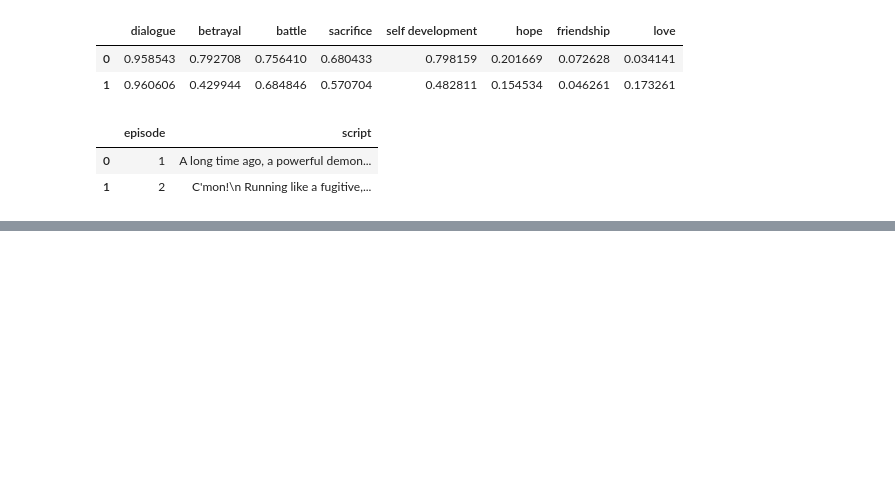
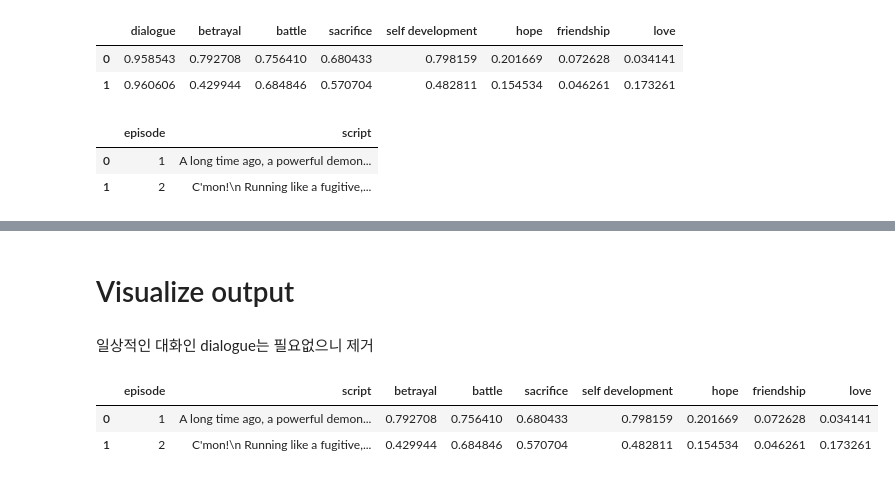
Before and after one commit to gaba42/show_analyzer, a Jupyter notebook: theme_classifier/theme_classification_development.ipynb, the cells around one changed output, grey strips where cells are left out. Cells and saved outputs as stored; diff of their text form; code cells hidden in the pictures; blank space fills up the shorter version.

```diff
--- a/theme_classifier/theme_classification_development.ipynb
+++ b/theme_classifier/theme_classification_development.ipynb
@@ -294,3 +296,5 @@ df
 |  | episode | script | dialogue | betrayal | battle | sacrifice | self development | hope | friendship | ... |
 | 0 | 1 | A long time ago, a powerful demon... | 0.958543 | 0.792708 | 0.756410 | 0.680433 | 0.798159 | 0.201669 | 0.072628 | ... |
 | 1 | 2 | C'mon!\n Running like a fugitive,... | 0.960606 | 0.429944 | 0.684846 | 0.570704 | 0.482811 | 0.154534 | 0.046261 | ... |
+# %% [markdown]
+# Visualize output
@@ -296,0 +303,8 @@ df
+# %% [markdown]
+일상적인 대화인 dialogue는 필요없으니 제거
+# %%
+df
+# %% [output]
+|  | episode | script | betrayal | battle | sacrifice | self development | hope | friendship | love |
+| 0 | 1 | A long time ago, a powerful demon... | 0.792708 | 0.756410 | 0.680433 | 0.798159 | 0.201669 | 0.072628 | 0.034141 |
+| 1 | 2 | C'mon!\n Running like a fugitive,... | 0.429944 | 0.684846 | 0.570704 | 0.482811 | 0.154534 | 0.046261 | 0.173261 |
```
Also changed, not shown: parts of 6 cells of this notebook, 6 other files.
